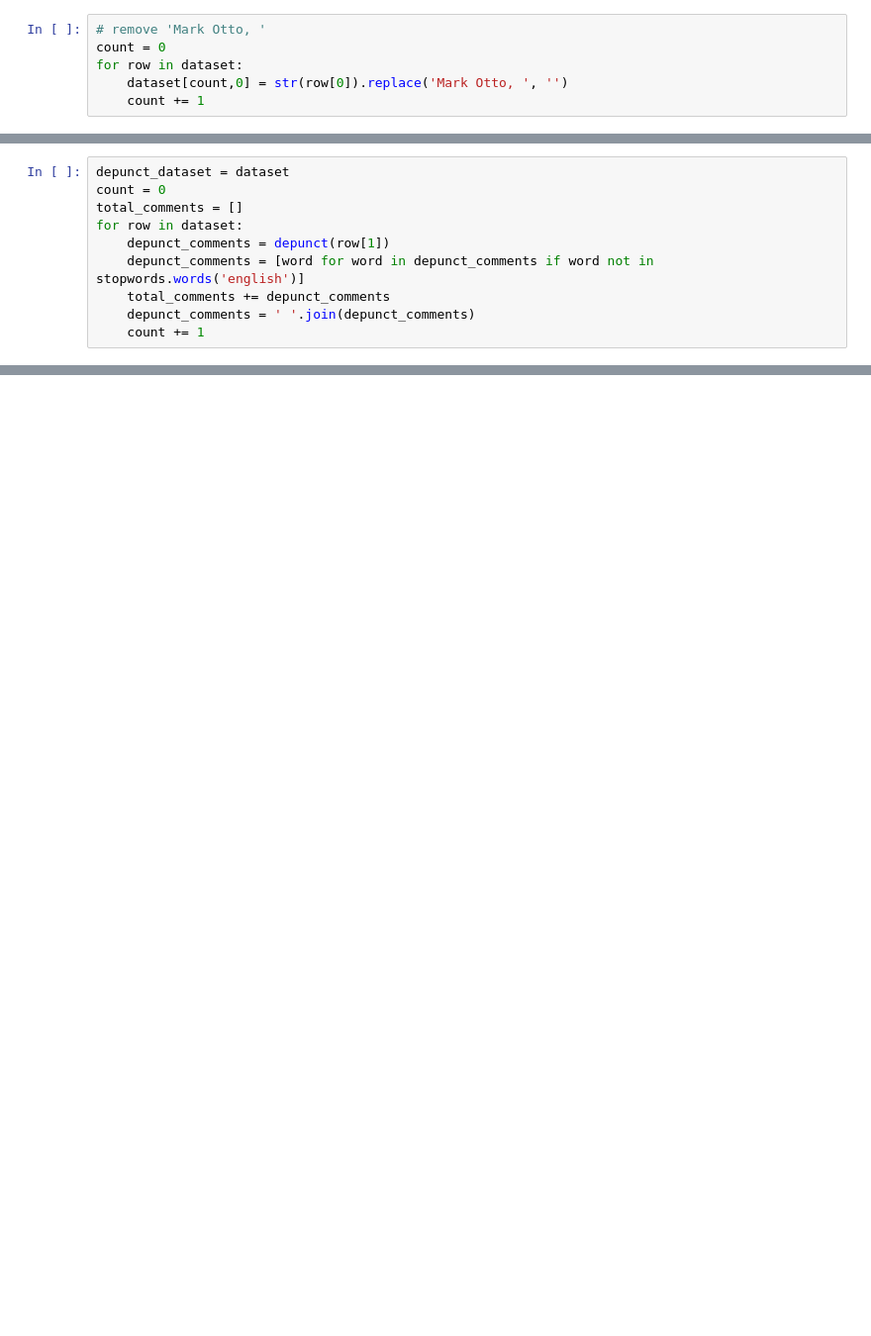
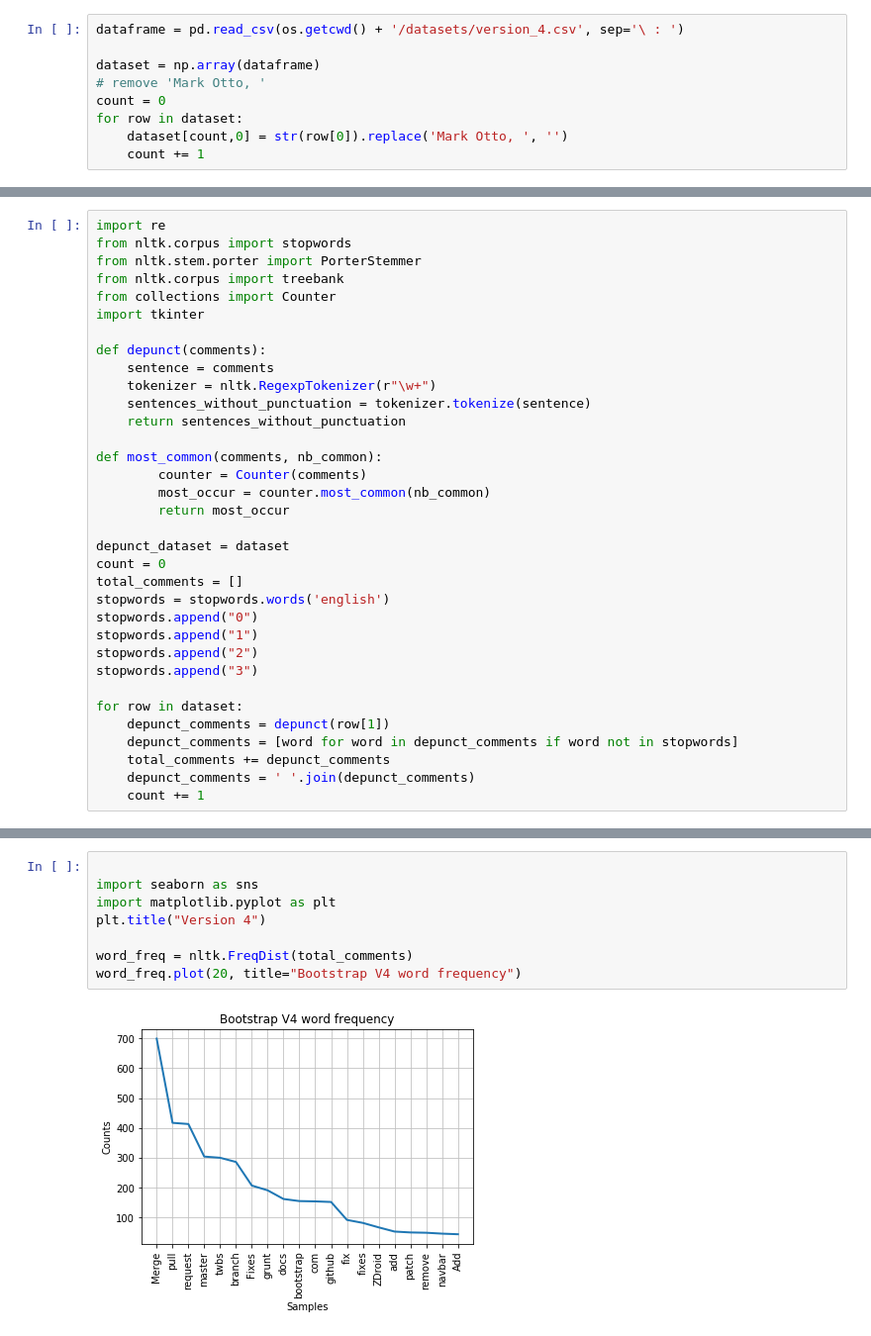
Before and after one commit to thepinkturtle/polymorphic_categon, a Jupyter notebook: nlp.ipynb, the cells around one changed output, grey strips where cells are left out. Shown at 99% size. Cells and saved outputs as stored; diff of their text form; blank space fills up the shorter version.

Commit message:
clean up code for multiple datasets

```diff
--- a/nlp.ipynb
+++ b/nlp.ipynb
@@ -11,4 +8,7 @@ dataset = np.array(dataframe)
 # %%
+dataframe = pd.read_csv(os.getcwd() + '/datasets/version_4.csv', sep='\ : ')
+
+dataset = np.array(dataframe)
 # remove 'Mark Otto, '
 count = 0
 for row in dataset:
@@ -42,10 +17,34 @@ def most_common(comments, nb_common):
 # %%
+import re
+from nltk.corpus import stopwords
+from nltk.stem.porter import PorterStemmer
+from nltk.corpus import treebank
+from collections import Counter
+import tkinter
+
+def depunct(comments):
+    sentence = comments
+    tokenizer = nltk.RegexpTokenizer(r"\w+")
+    sentences_without_punctuation = tokenizer.tokenize(sentence)
+    return sentences_without_punctuation
+
+def most_common(comments, nb_common):
+        counter = Counter(comments)
+        most_occur = counter.most_common(nb_common)
+        return most_occur
+
 depunct_dataset = dataset
 count = 0
 total_comments = []
+stopwords = stopwords.words('english')
+stopwords.append("0")
+stopwords.append("1")
+stopwords.append("2")
+stopwords.append("3")
+
 for row in dataset:
     depunct_comments = depunct(row[1])
-    depunct_comments = [word for word in depunct_comments if word not in stopwords.words('english')]
+    depunct_comments = [word for word in depunct_comments if word not in stopwords]
     total_comments += depunct_comments
     depunct_comments = ' '.join(depunct_comments)
     count += 1
@@ -56,0 +51,10 @@ print(most_common)
+# %%
+
+import seaborn as sns
+import matplotlib.pyplot as plt
+plt.title("Version 4")
+
+word_freq = nltk.FreqDist(total_comments)
+word_freq.plot(20, title="Bootstrap V4 word frequency")
+# %% [output]
+[figure, added]
```
Also changed, not shown: parts of 11 cells of this notebook.
